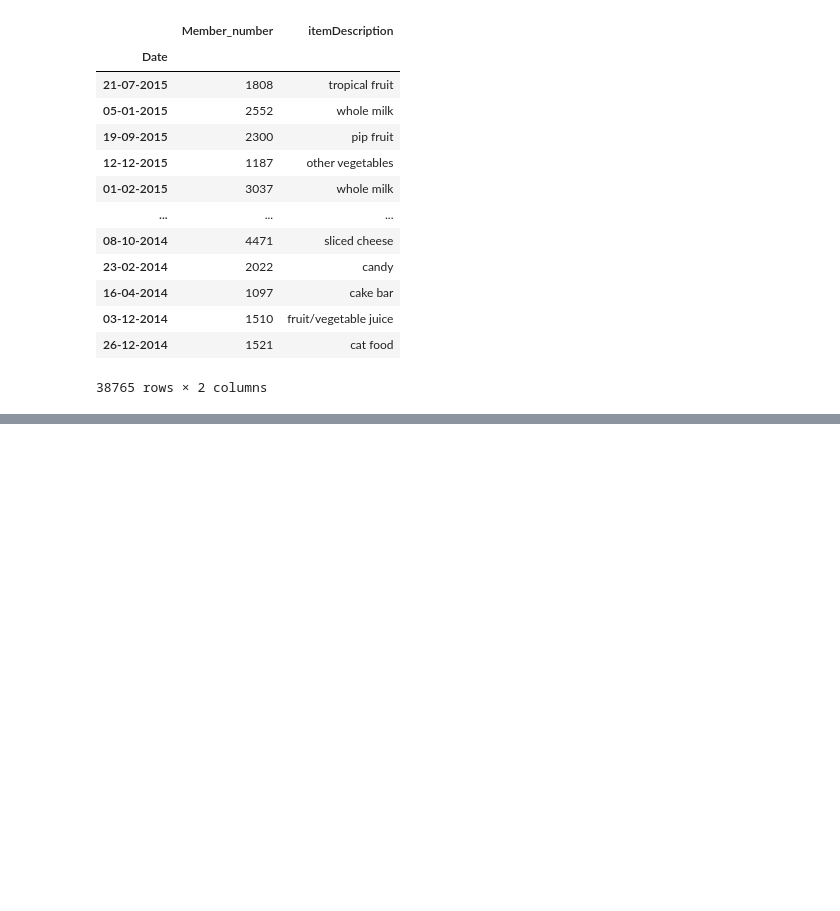
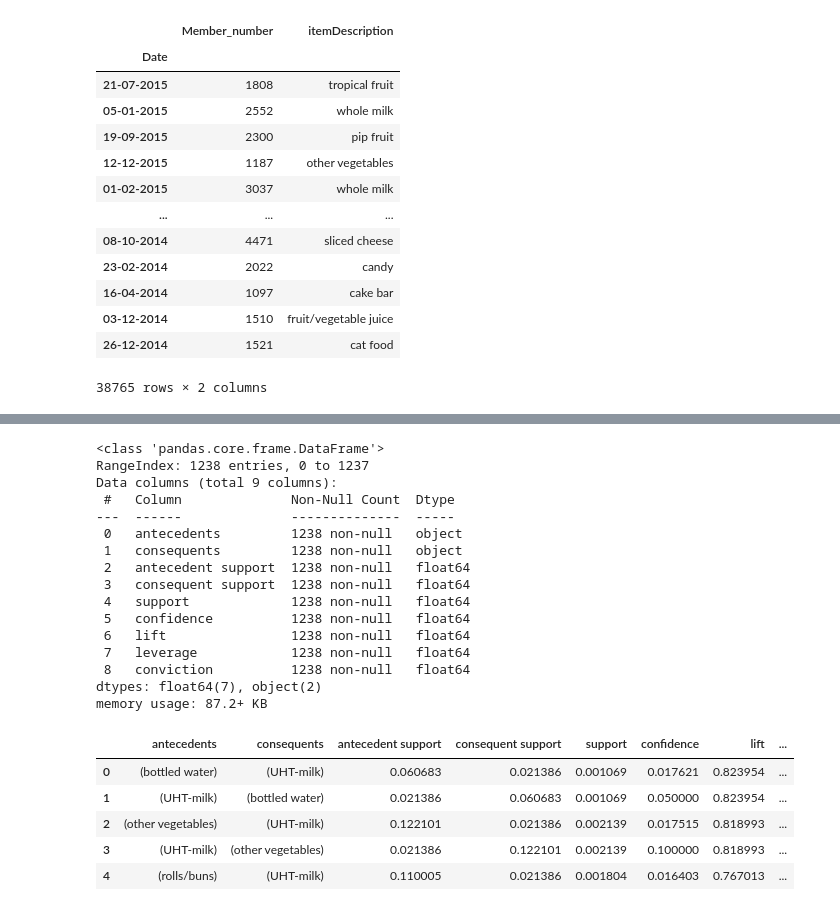
Before and after one commit to TomasRacil/DataMining, a Jupyter notebook: Association/association2.ipynb, the cells around one changed output, grey strips where cells are left out. Drawn from its saved outputs; the diff is of its cells as text; code cells hidden in the pictures; blank space fills up the shorter version.

Commit message:
Association

```diff
--- a/Association/association2.ipynb
+++ b/Association/association2.ipynb
@@ -63,0 +177,3 @@ array(['Instant food products', 'UHT-milk', 'abrasive cleaner',
+# %%
+freq_items = apriori(transactions, min_support=0.001, use_colnames=True)
+freq_items.head(7)
@@ -63,0 +189,2 @@ array(['Instant food products', 'UHT-milk', 'abrasive cleaner',
+# %%
+freq_items['length'] = freq_items['itemsets'].apply(lambda x: len(x))
@@ -63,0 +219,28 @@ array(['Instant food products', 'UHT-milk', 'abrasive cleaner',
+# %%
+rules = association_rules(freq_items, metric="confidence", min_threshold=0.001)
+rules.info()
+rules.sort_values(by=['confidence'],ascending=False)
+rules.head()
+# %% [output]
+<class 'pandas.core.frame.DataFrame'>
+RangeIndex: 1238 entries, 0 to 1237
+Data columns (total 9 columns):
+ #   Column              Non-Null Count  Dtype
+---  ------              --------------  -----
+ 0   antecedents         1238 non-null   object
+ 1   consequents         1238 non-null   object
+ 2   antecedent support  1238 non-null   float64
+ 3   consequent support  1238 non-null   float64
+ 4   support             1238 non-null   float64
+ 5   confidence          1238 non-null   float64
+ 6   lift                1238 non-null   float64
+ 7   leverage            1238 non-null   float64
+ 8   conviction          1238 non-null   float64
+dtypes: float64(7), object(2)
+memory usage: 87.2+ KB
+|  | antecedents | consequents | antecedent support | consequent support | support | confidence | lift | ... |
+| 0 | (bottled water) | (UHT-milk) | 0.060683 | 0.021386 | 0.001069 | 0.017621 | 0.823954 | ... |
+| 1 | (UHT-milk) | (bottled water) | 0.021386 | 0.060683 | 0.001069 | 0.050000 | 0.823954 | ... |
+| 2 | (other vegetables) | (UHT-milk) | 0.122101 | 0.021386 | 0.002139 | 0.017515 | 0.818993 | ... |
+| 3 | (UHT-milk) | (other vegetables) | 0.021386 | 0.122101 | 0.002139 | 0.100000 | 0.818993 | ... |
+| 4 | (rolls/buns) | (UHT-milk) | 0.110005 | 0.021386 | 0.001804 | 0.016403 | 0.767013 | ... |
```
Also changed, not shown: parts of 17 cells of this notebook, 2 other files.
